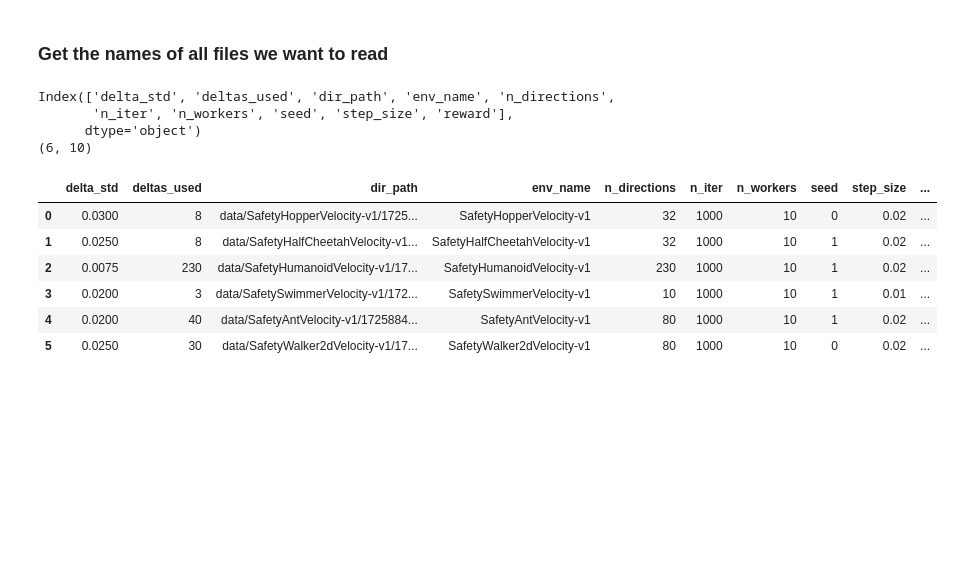
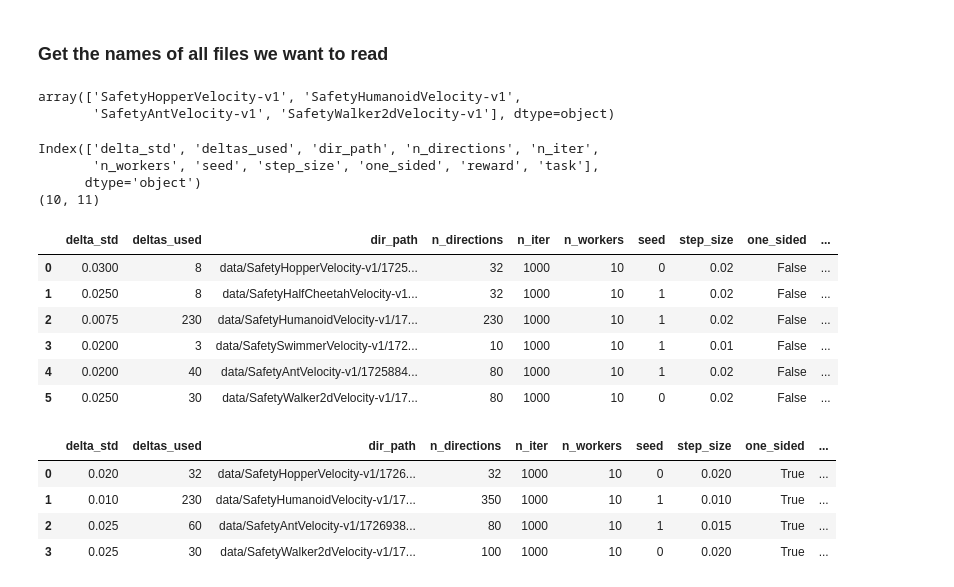
Before and after one commit to deepakhr1999/ARS, a Jupyter notebook: code/plot_hparam_grid.ipynb, the cells around one changed output. Drawn from its saved outputs; the diff is of its cells as text; code cells hidden in the pictures; blank space fills up the shorter version.

```diff
--- a/code/plot_hparam_grid.ipynb
+++ b/code/plot_hparam_grid.ipynb
@@ -9,37 +9,60 @@ import json
 import matplotlib.pyplot as plt
 # %% [markdown]
 ### Get the names of all files we want to read
+# %%
+data = pd.DataFrame.from_records(records)
+data[data.one_sided].env_name.unique()
+# %% [output]
+array(['SafetyHopperVelocity-v1', 'SafetyHumanoidVelocity-v1',
+       'SafetyAntVelocity-v1', 'SafetyWalker2dVelocity-v1'], dtype=object)
 # %%
 records = []
 for experiment_file in glob.glob("../data/*/*/params.json", recursive=True):
     with open(experiment_file, "r", encoding="utf-8") as file:
-        records.append(json.load(file))
+        record = json.load(file)
+        record["one_sided"] = record.get("one_sided", False)
+        records.append(record)
+
 data = pd.DataFrame.from_records(records)
 def get_best_reward(dir_path):
-    x = pd.read_csv("../"+dir_path+"/log.txt", sep="\t")
+    try:
+        x = pd.read_csv("../"+dir_path+"/log.txt", sep="\t")
+    except:
+        print(dir_path)
+        return -1
     return x["AverageReward"].max()
 
 data['reward'] = data.dir_path.apply(get_best_reward)
-data['best_env_reward'] = data.groupby("env_name").reward.transform('max')
+data = data[data.reward > 0]
+data['task'] = data.env_name.str.replace("Safety", '').str.replace("Velocity", '')
+data['best_env_reward'] = data.groupby(["task", "one_sided"]).reward.transform('max')
 data = (
     data[data.reward == data.best_env_reward]
     .reset_index(drop=True)
-    .drop(["filter", "policy_type", "rollout_length", "shift", "best_env_reward"], axis=1)
+    .drop(["filter", "policy_type", "rollout_length", "shift", "best_env_reward", "env_name"], axis=1)
 )
 
 print(data.columns)
 print(data.shape)
-data
+
+data1, data2 = data[data.one_sided].reset_index(drop=True), data[~data.one_sided].reset_index(drop=True)
+display(data2)
+data1
 # %% [output]
-Index(['delta_std', 'deltas_used', 'dir_path', 'env_name', 'n_directions',
-       'n_iter', 'n_workers', 'seed', 'step_size', 'reward'],
+Index(['delta_std', 'deltas_used', 'dir_path', 'n_directions', 'n_iter',
+       'n_workers', 'seed', 'step_size', 'one_sided', 'reward', 'task'],
       dtype='object')
-(6, 10)
+(10, 11)
-|  | delta_std | deltas_used | dir_path | env_name | n_directions | n_iter | n_workers | seed | step_size | ... |
-| 0 | 0.0300 | 8 | data/SafetyHopperVelocity-v1/1725... | SafetyHopperVelocity-v1 | 32 | 1000 | 10 | 0 | 0.02 | ... |
-| 1 | 0.0250 | 8 | data/SafetyHalfCheetahVelocity-v1... | SafetyHalfCheetahVelocity-v1 | 32 | 1000 | 10 | 1 | 0.02 | ... |
-| 2 | 0.0075 | 230 | data/SafetyHumanoidVelocity-v1/17... | SafetyHumanoidVelocity-v1 | 230 | 1000 | 10 | 1 | 0.02 | ... |
-| 3 | 0.0200 | 3 | data/SafetySwimmerVelocity-v1/172... | SafetySwimmerVelocity-v1 | 10 | 1000 | 10 | 1 | 0.01 | ... |
-| 4 | 0.0200 | 40 | data/SafetyAntVelocity-v1/1725884... | SafetyAntVelocity-v1 | 80 | 1000 | 10 | 1 | 0.02 | ... |
-| 5 | 0.0250 | 30 | data/SafetyWalker2dVelocity-v1/17... | SafetyWalker2dVelocity-v1 | 80 | 1000 | 10 | 0 | 0.02 | ... |
+|  | delta_std | deltas_used | dir_path | n_directions | n_iter | n_workers | seed | step_size | one_sided | ... |
+| 0 | 0.0300 | 8 | data/SafetyHopperVelocity-v1/1725... | 32 | 1000 | 10 | 0 | 0.02 | False | ... |
+| 1 | 0.0250 | 8 | data/SafetyHalfCheetahVelocity-v1... | 32 | 1000 | 10 | 1 | 0.02 | False | ... |
+| 2 | 0.0075 | 230 | data/SafetyHumanoidVelocity-v1/17... | 230 | 1000 | 10 | 1 | 0.02 | False | ... |
+| 3 | 0.0200 | 3 | data/SafetySwimmerVelocity-v1/172... | 10 | 1000 | 10 | 1 | 0.01 | False | ... |
+| 4 | 0.0200 | 40 | data/SafetyAntVelocity-v1/1725884... | 80 | 1000 | 10 | 1 | 0.02 | False | ... |
+| 5 | 0.0250 | 30 | data/SafetyWalker2dVelocity-v1/17... | 80 | 1000 | 10 | 0 | 0.02 | False | ... |
+|  | delta_std | deltas_used | dir_path | n_directions | n_iter | n_workers | seed | step_size | one_sided | ... |
+| 0 | 0.020 | 32 | data/SafetyHopperVelocity-v1/1726... | 32 | 1000 | 10 | 0 | 0.020 | True | ... |
+| 1 | 0.010 | 230 | data/SafetyHumanoidVelocity-v1/17... | 350 | 1000 | 10 | 1 | 0.010 | True | ... |
+| 2 | 0.025 | 60 | data/SafetyAntVelocity-v1/1726938... | 80 | 1000 | 10 | 1 | 0.015 | True | ... |
+| 3 | 0.025 | 30 | data/SafetyWalker2dVelocity-v1/17... | 100 | 1000 | 10 | 0 | 0.020 | True | ... |
 # %%
```
Also changed, not shown: parts of 3 cells of this notebook, 9 other files.
